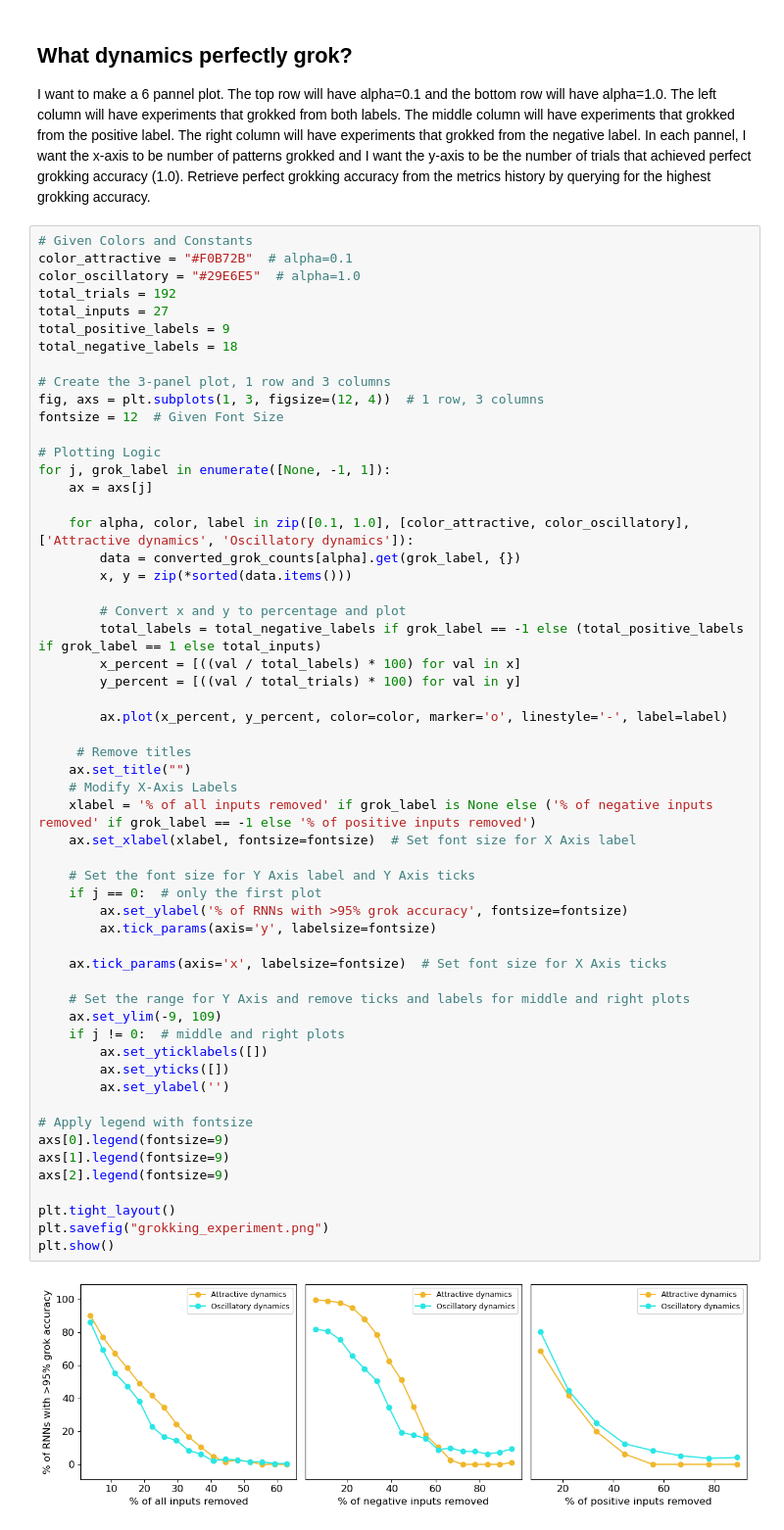
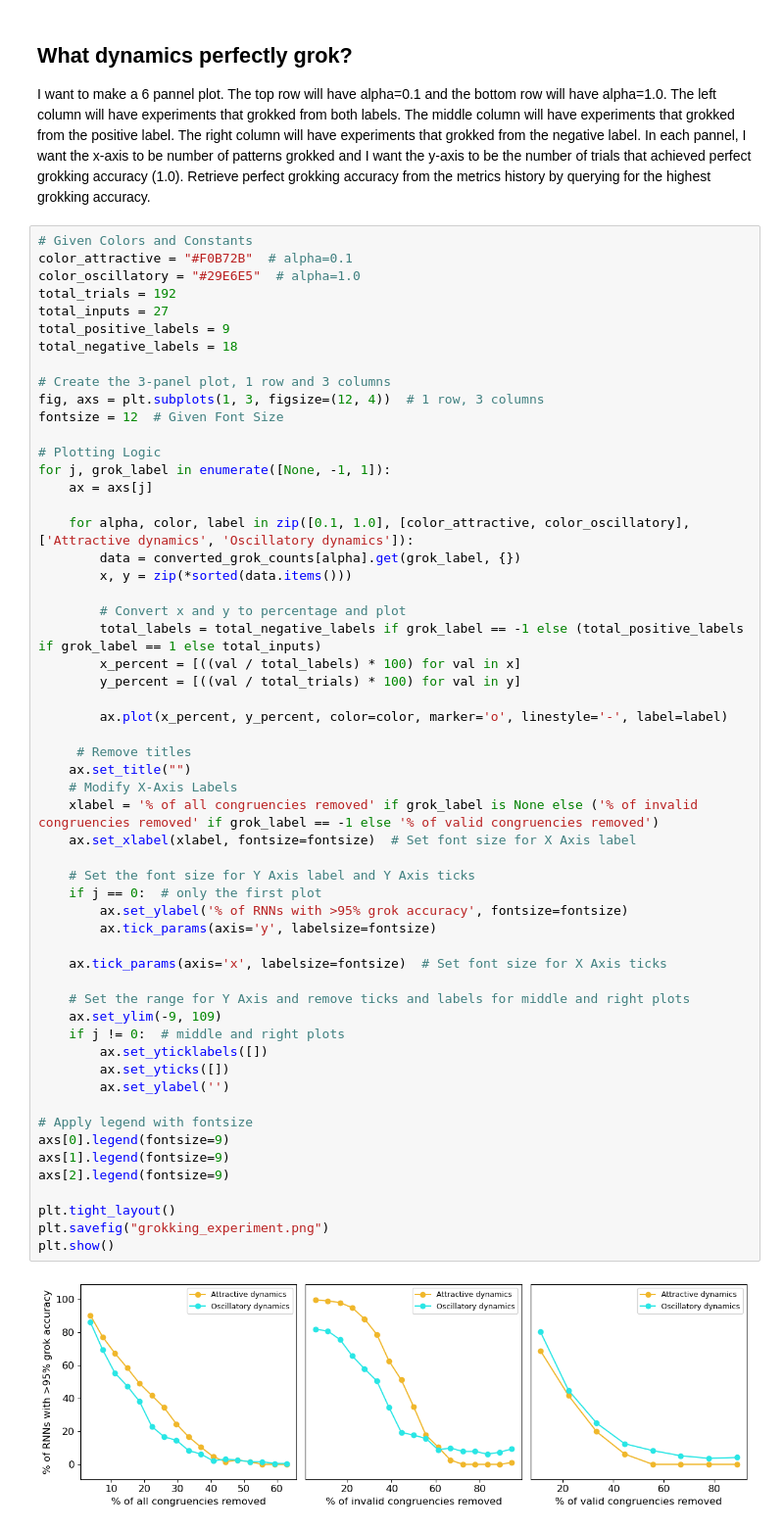
Before and after one commit to keith-murray/attract-or-oscillate, a Jupyter notebook: scripts/experiments/grok_experiment_2/grok_2_exploratory_analysis.ipynb, the cells around one changed output. Shown: that part at 98% size. Drawn from its saved outputs; the diff is of its cells as text.

```diff
--- a/scripts/experiments/grok_experiment_2/grok_2_exploratory_analysis.ipynb
+++ b/scripts/experiments/grok_experiment_2/grok_2_exploratory_analysis.ipynb
@@ -55,32 +55,32 @@ for j, grok_label in enumerate([None, -1, 1]):
         ax.plot(x_percent, y_percent, color=color, marker='o', linestyle='-', label=label)
 
      # Remove titles
     ax.set_title("")
     # Modify X-Axis Labels
-    xlabel = '% of all inputs removed' if grok_label is None else ('% of negative inputs removed' if grok_label == -1 else '% of positive inputs removed')
+    xlabel = '% of all congruencies removed' if grok_label is None else ('% of invalid congruencies removed' if grok_label == -1 else '% of valid congruencies removed')
     ax.set_xlabel(xlabel, fontsize=fontsize)  # Set font size for X Axis label
 
     # Set the font size for Y Axis label and Y Axis ticks
     if j == 0:  # only the first plot
         ax.set_ylabel('% of RNNs with >95% grok accuracy', fontsize=fontsize)
         ax.tick_params(axis='y', labelsize=fontsize)
 
     ax.tick_params(axis='x', labelsize=fontsize)  # Set font size for X Axis ticks
 
     # Set the range for Y Axis and remove ticks and labels for middle and right plots
     ax.set_ylim(-9, 109)
     if j != 0:  # middle and right plots
         ax.set_yticklabels([])
         ax.set_yticks([])
         ax.set_ylabel('')
 
 # Apply legend with fontsize
 axs[0].legend(fontsize=9)
 axs[1].legend(fontsize=9)
 axs[2].legend(fontsize=9)
 
 plt.tight_layout()
 plt.savefig("grokking_experiment.png")
 plt.show()
 # %% [output]
-[figure, old version]
+[figure, new version]
```
Also changed, not shown: 2 other files.
